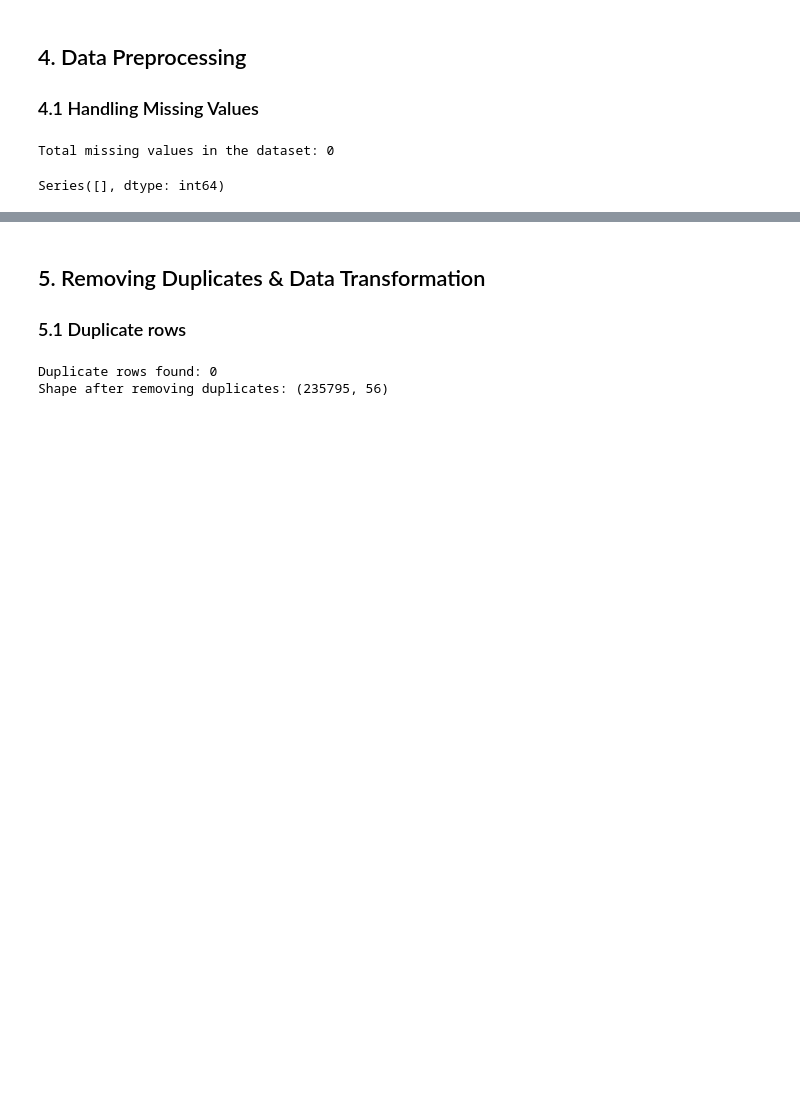
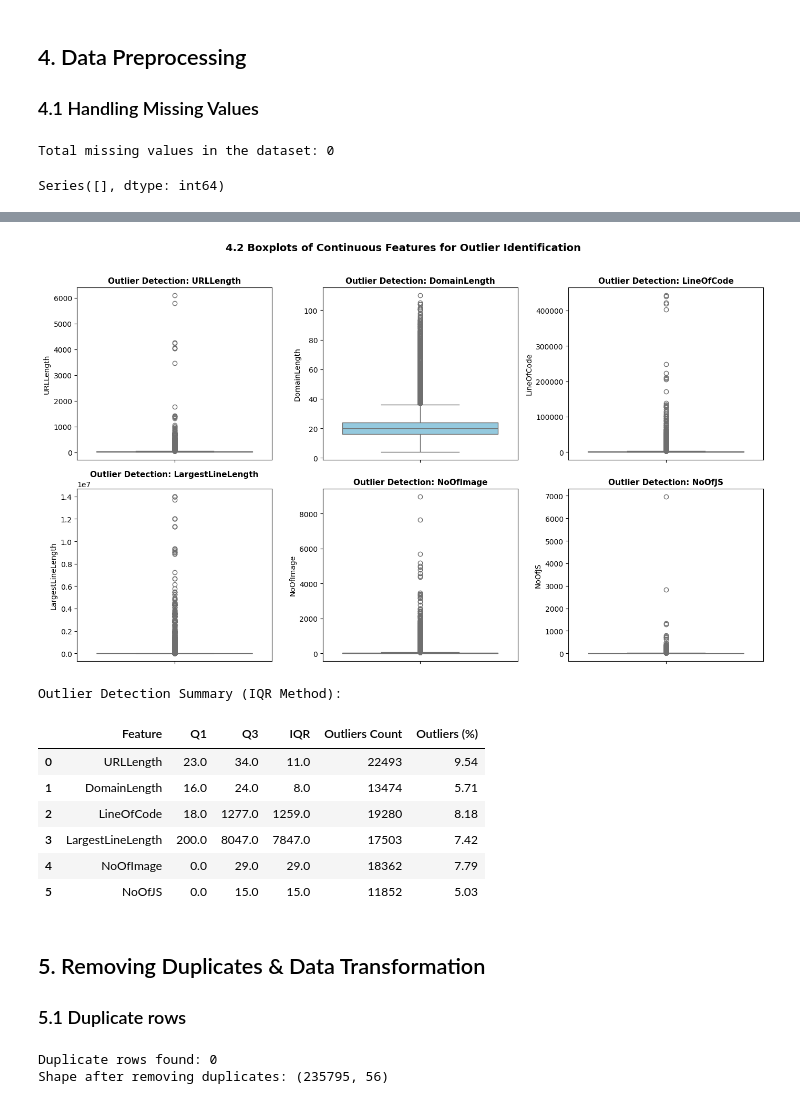
Before and after one commit to BroCoder007/Department_Of_Phisheries, a Jupyter notebook: Department_Of_Phisheries.ipynb, the cells around one changed output, grey strips where cells are left out. Cells and saved outputs as stored; diff of their text form; code cells hidden in the pictures; blank space fills up the shorter version.

```diff
--- a/Department_Of_Phisheries.ipynb
+++ b/Department_Of_Phisheries.ipynb
@@ -256,3 +260,51 @@ Series([], dtype: int64)
+# %%
+# Select continuous numerical features for outlier analysis
+outlier_features = ["URLLength", "DomainLength", "LineOfCode", "LargestLineLength", "NoOfImage", "NoOfJS"]
+
+# Plot boxplots for outlier detection
+plt.figure(figsize=(14, 8))
+for i, col in enumerate(outlier_features, 1):
+    plt.subplot(2, 3, i)
+    sns.boxplot(data=df, y=col, color="skyblue")
+    plt.title(f"Outlier Detection: {col}", fontsize=11, fontweight="bold")
+    plt.ylabel(col)
+
+plt.suptitle("4.2 Boxplots of Continuous Features for Outlier Identification", fontsize=14, fontweight="bold", y=1.02)
+plt.tight_layout()
+plt.show()
+
+# Calculate IQR outlier counts and percentages
+outlier_summary = []
+for col in outlier_features:
+    Q1 = df[col].quantile(0.25)
+    Q3 = df[col].quantile(0.75)
+    IQR = Q3 - Q1
+    lower_bound = Q1 - 1.5 * IQR
+    upper_bound = Q3 + 1.5 * IQR
+    n_outliers = int(((df[col] < lower_bound) | (df[col] > upper_bound)).sum())
+    pct = float((n_outliers / len(df)) * 100)
+    outlier_summary.append({
+        "Feature": col,
+        "Q1": Q1,
+        "Q3": Q3,
+        "IQR": IQR,
+        "Outliers Count": n_outliers,
+        "Outliers (%)": round(pct, 2)
+    })
+
+df_outlier_summary = pd.DataFrame(outlier_summary)
+print("Outlier Detection Summary (IQR Method):")
+df_outlier_summary
+# %% [output]
+[figure, added]
+Outlier Detection Summary (IQR Method):
+|  | Feature | Q1 | Q3 | IQR | Outliers Count | Outliers (%) |
+| 0 | URLLength | 23.0 | 34.0 | 11.0 | 22493 | 9.54 |
+| 1 | DomainLength | 16.0 | 24.0 | 8.0 | 13474 | 5.71 |
+| 2 | LineOfCode | 18.0 | 1277.0 | 1259.0 | 19280 | 8.18 |
+| 3 | LargestLineLength | 200.0 | 8047.0 | 7847.0 | 17503 | 7.42 |
+| 4 | NoOfImage | 0.0 | 29.0 | 29.0 | 18362 | 7.79 |
+| 5 | NoOfJS | 0.0 | 15.0 | 15.0 | 11852 | 5.03 |
 # %% [markdown]
 ## 5. Removing Duplicates & Data Transformation
 
```
Also changed, not shown: parts of 17 cells of this notebook.
